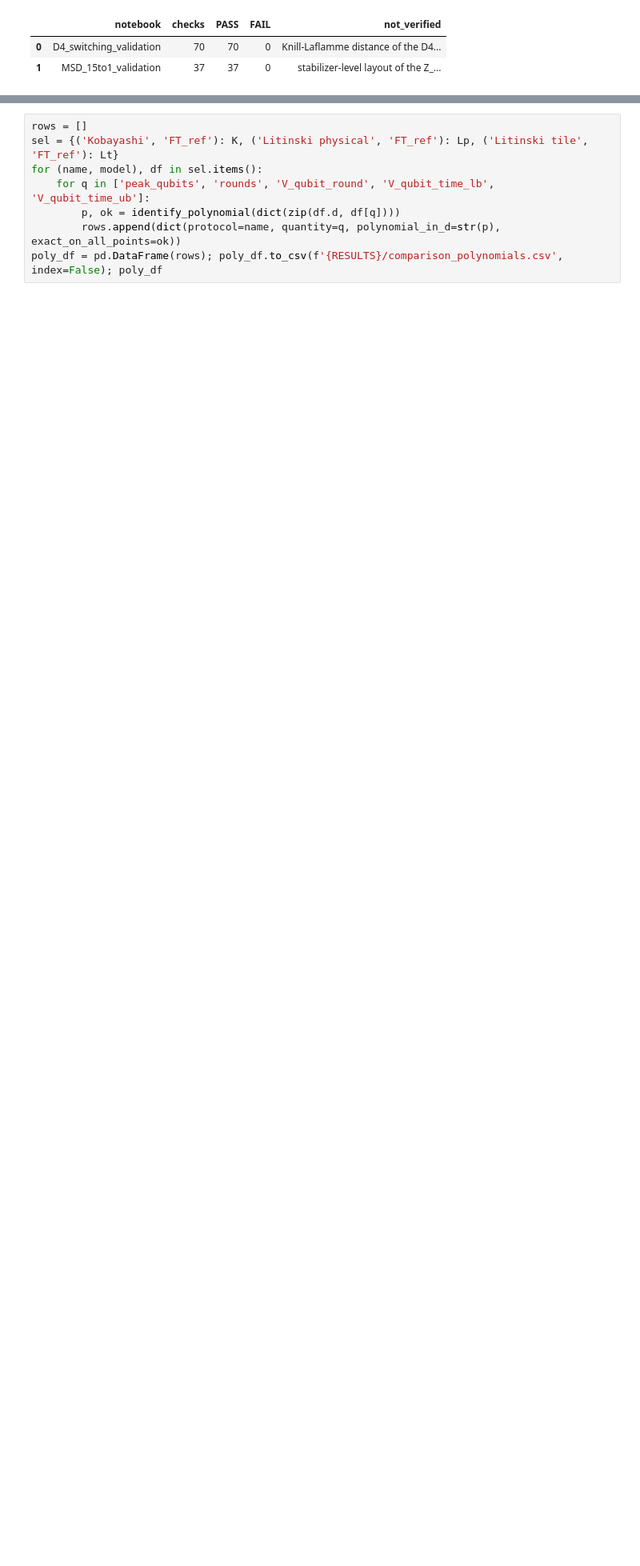
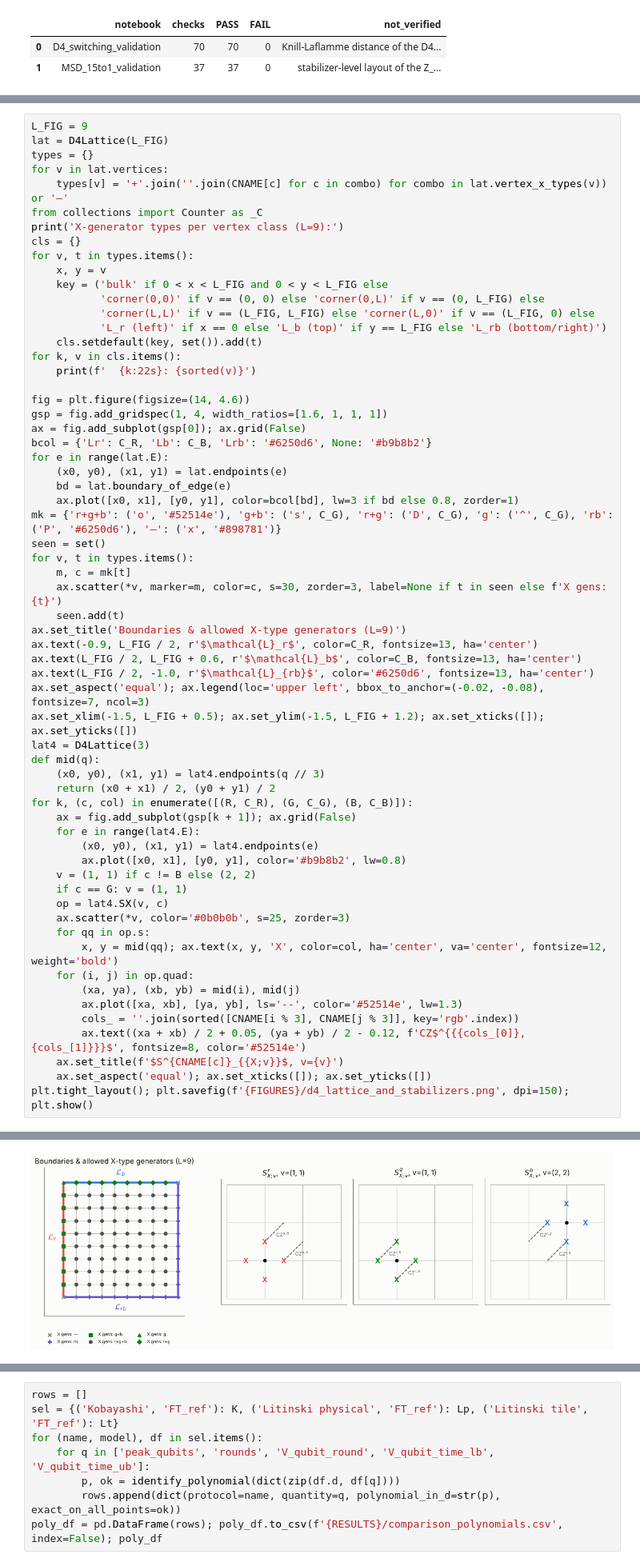
Before and after one commit to Danjobyodo/2026-10-24_StudyWithClaude, a Jupyter notebook: resource_analysis.ipynb, the cells around one changed output, grey strips where cells are left out. Shown at 80% size. Drawn from its saved outputs; the diff is of its cells as text; blank space fills up the shorter version.

```diff
--- a/resource_comparison.ipynb
+++ b/resource_analysis.ipynb
@@ -2430,0 +2498,63 @@ val_df = pd.DataFrame(rows); val_df
+# %%
+L_FIG = 9
+lat = D4Lattice(L_FIG)
+types = {}
+for v in lat.vertices:
+    types[v] = '+'.join(''.join(CNAME[c] for c in combo) for combo in lat.vertex_x_types(v)) or '—'
+from collections import Counter as _C
+print('X-generator types per vertex class (L=9):')
+cls = {}
+for v, t in types.items():
+    x, y = v
+    key = ('bulk' if 0 < x < L_FIG and 0 < y < L_FIG else
+           'corner(0,0)' if v == (0, 0) else 'corner(0,L)' if v == (0, L_FIG) else
+           'corner(L,L)' if v == (L_FIG, L_FIG) else 'corner(L,0)' if v == (L_FIG, 0) else
+           'L_r (left)' if x == 0 else 'L_b (top)' if y == L_FIG else 'L_rb (bottom/right)')
+    cls.setdefault(key, set()).add(t)
+for k, v in cls.items():
+    print(f'  {k:22s}: {sorted(v)}')
+
+fig = plt.figure(figsize=(14, 4.6))
+gsp = fig.add_gridspec(1, 4, width_ratios=[1.6, 1, 1, 1])
+ax = fig.add_subplot(gsp[0]); ax.grid(False)
+bcol = {'Lr': C_R, 'Lb': C_B, 'Lrb': '#6250d6', None: '#b9b8b2'}
+for e in range(lat.E):
+    (x0, y0), (x1, y1) = lat.endpoints(e)
+    bd = lat.boundary_of_edge(e)
+    ax.plot([x0, x1], [y0, y1], color=bcol[bd], lw=3 if bd else 0.8, zorder=1)
+mk = {'r+g+b': ('o', '#52514e'), 'g+b': ('s', C_G), 'r+g': ('D', C_G), 'g': ('^', C_G), 'rb': ('P', '#6250d6'), '—': ('x', '#898781')}
+seen = set()
+for v, t in types.items():
+    m, c = mk[t]
+    ax.scatter(*v, marker=m, color=c, s=30, zorder=3, label=None if t in seen else f'X gens: {t}')
+    seen.add(t)
+ax.set_title('Boundaries & allowed X-type generators (L=9)')
+ax.text(-0.9, L_FIG / 2, r'$\mathcal{L}_r$', color=C_R, fontsize=13, ha='center')
+ax.text(L_FIG / 2, L_FIG + 0.6, r'$\mathcal{L}_b$', color=C_B, fontsize=13, ha='center')
+ax.text(L_FIG / 2, -1.0, r'$\mathcal{L}_{rb}$', color='#6250d6', fontsize=13, ha='center')
+ax.set_aspect('equal'); ax.legend(loc='upper left', bbox_to_anchor=(-0.02, -0.08), fontsize=7, ncol=3)
+ax.set_xlim(-1.5, L_FIG + 0.5); ax.set_ylim(-1.5, L_FIG + 1.2); ax.set_xticks([]); ax.set_yticks([])
+lat4 = D4Lattice(3)
+def mid(q):
+    (x0, y0), (x1, y1) = lat4.endpoints(q // 3)
+    return (x0 + x1) / 2, (y0 + y1) / 2
+for k, (c, col) in enumerate([(R, C_R), (G, C_G), (B, C_B)]):
+    ax = fig.add_subplot(gsp[k + 1]); ax.grid(False)
+    for e in range(lat4.E):
+        (x0, y0), (x1, y1) = lat4.endpoints(e)
+        ax.plot([x0, x1], [y0, y1], color='#b9b8b2', lw=0.8)
+    v = (1, 1) if c != B else (2, 2)
+    if c == G: v = (1, 1)
+    op = lat4.SX(v, c)
+    ax.scatter(*v, color='#0b0b0b', s=25, zorder=3)
+    for qq in op.s:
+        x, y = mid(qq); ax.text(x, y, 'X', color=col, ha='center', va='center', fontsize=12, weight='bold')
+    for (i, j) in op.quad:
+        (xa, ya), (xb, yb) = mid(i), mid(j)
+        ax.plot([xa, xb], [ya, yb], ls='--', color='#52514e', lw=1.3)
+        cols_ = ''.join(sorted([CNAME[i % 3], CNAME[j % 3]], key='rgb'.index))
+        ax.text((xa + xb) / 2 + 0.05, (ya + yb) / 2 - 0.12, f'CZ$^{{{cols_[0]},{cols_[1]}}}$', fontsize=8, color='#52514e')
+    ax.set_title(f'$S^{CNAME[c]}_{{X;v}}$, v={v}')
+    ax.set_aspect('equal'); ax.set_xticks([]); ax.set_yticks([])
+plt.tight_layout(); plt.savefig(f'{FIGURES}/d4_lattice_and_stabilizers.png', dpi=150); plt.show()
+# %% [output]
@@ -2430,0 +2570 @@ val_df = pd.DataFrame(rows); val_df
+[figure, added]
```
Also changed, not shown: parts of 48 cells of this notebook, 19 other files.
